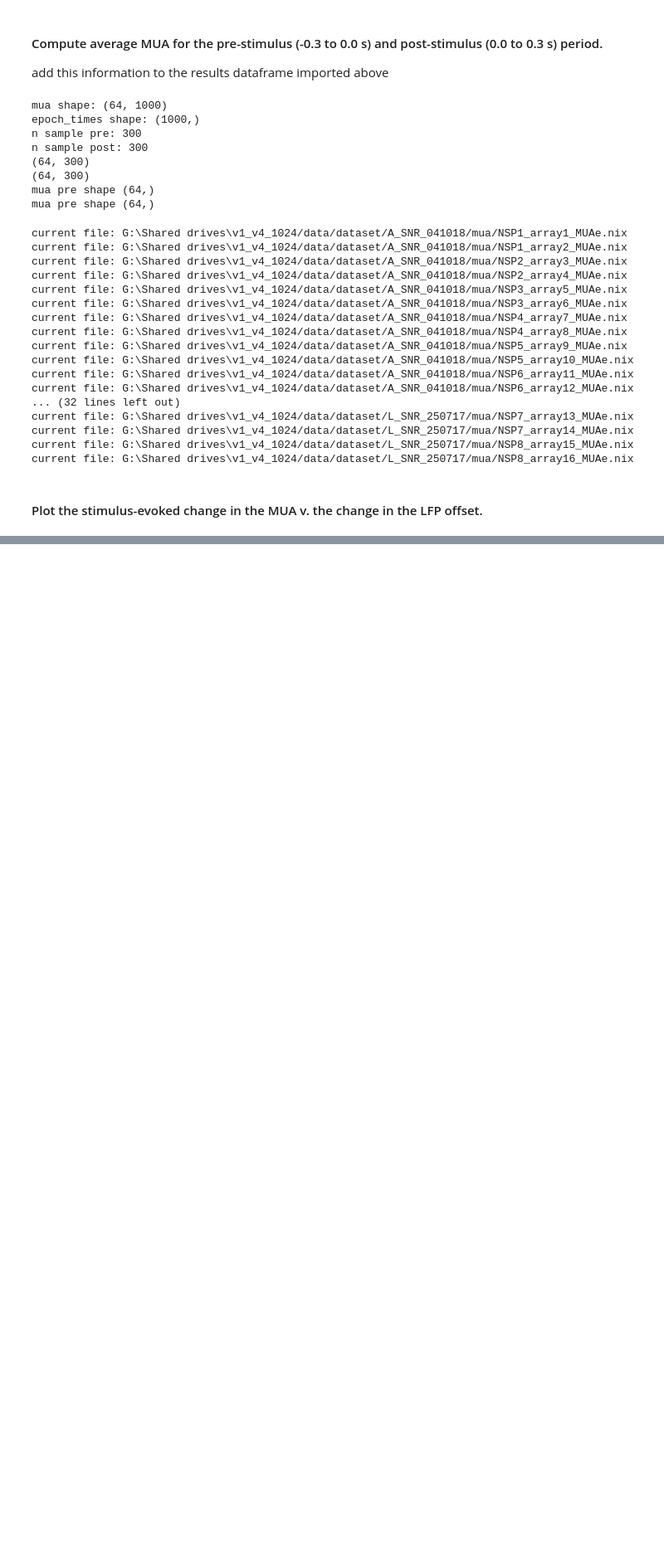
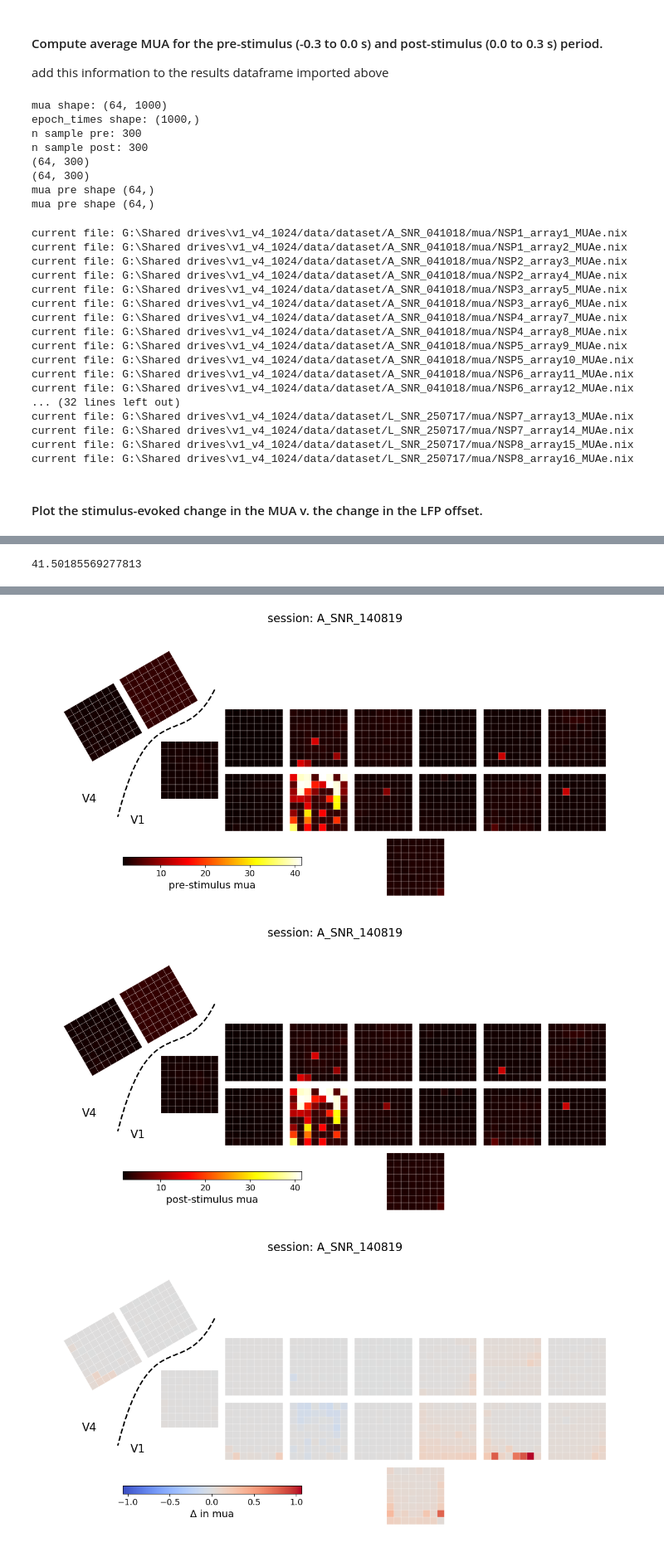
Before and after one commit to voytekresearch/v1_v4_1024_elec, a Jupyter notebook: notebooks/mua_v_lfp_offset.ipynb, the cells around one changed output, grey strips where cells are left out. Shown at 83% size. Saved outputs shown, nothing was run; the diff lists cells and outputs as text; code cells hidden in the pictures; blank space fills up the shorter version.

```diff
--- a/notebooks/mua_v_lfp_offset.ipynb
+++ b/notebooks/mua_v_lfp_offset.ipynb
@@ -226,0 +314,37 @@ segment, analog_signal = load_nix(fname_in)
+# %%
+lims = np.append(df_merge[f"mua_pre"], df_merge[f"mua_post"])
+maxli = np.nanmax(lims)
+maxli
+# %% [output]
+41.50185569277813
+# %%
+# plot shematic for mua pre, post and diff
+
+for session in SESSIONS :
+    # get data for session
+        df_session = df_merge[df_merge['session']==session]
+
+        # define odml file path (contains metadata including electrode positions)
+        odml_path = fr"{PROJECT_PATH}\data\dataset\{session}\metadata_{session}.odml"
+
+        # setting limits for colorbar
+        #lims = np.append(df_session[f"mua_pre"], df_session[f"mua_post"])
+        #maxli = np.nanmax(lims)
+        #minli = np.nanmin(lims)
+
+        # pre-stimulus
+        plot_schematic(df_session[f"mua_pre"], odml_path, title=f"session: {session}",
+                       label=f"pre-stimulus mua", #vmin=minli, vmax=maxli,
+                       fname_out=f"{dir_out}/{session}_mua_pre.png");
+
+        # post-stimulus
+        plot_schematic(df_session[f"mua_post"], odml_path, title=f"session: {session}",
+                       label=f"post-stimulus mua", #vmin=minli, vmax=maxli,
+                       fname_out=f"{dir_out}/{session}_mua_post.png");
+
+        # change in exponent
+        diff = df_session[f"mua_post"] - df_session[f"mua_pre"]
+        plot_schematic(diff, odml_path, norm_type="centered", title=f"session: {session}",
+                       label=f"\u0394 mua", #vmin=np.nanmin(diff), vmax=np.nanmax(diff),
+                       fname_out=f"{dir_out}/{session}_mua_diff.png");
+# %% [output]
@@ -226,0 +368,3 @@ segment, analog_signal = load_nix(fname_in)
+[figure, added]
+[figure, added]
+[figure, added]
```
Also changed, not shown: parts of 14 cells of this notebook.
